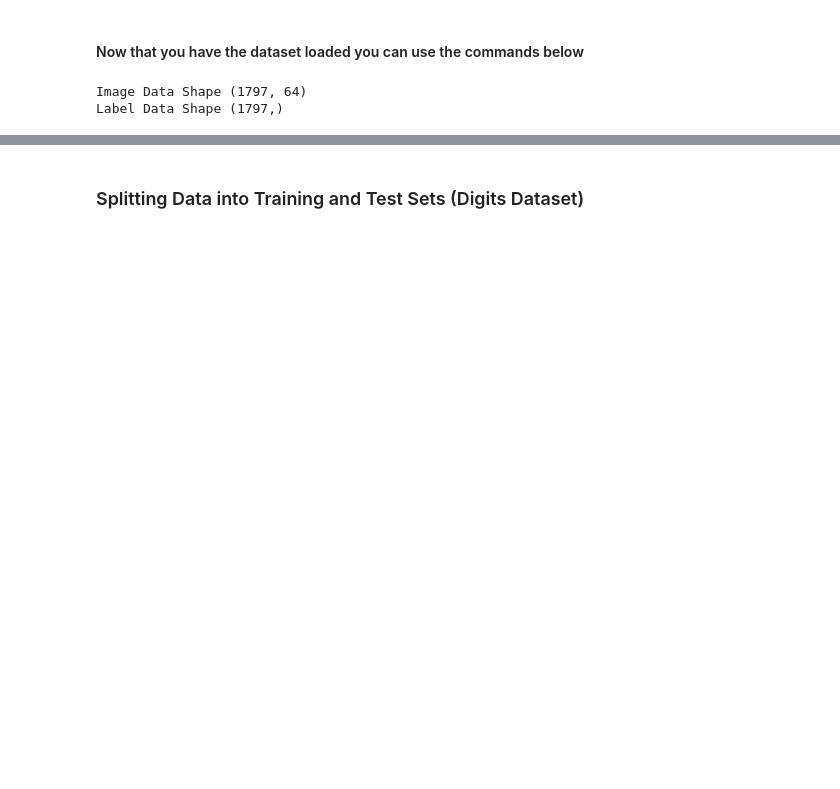
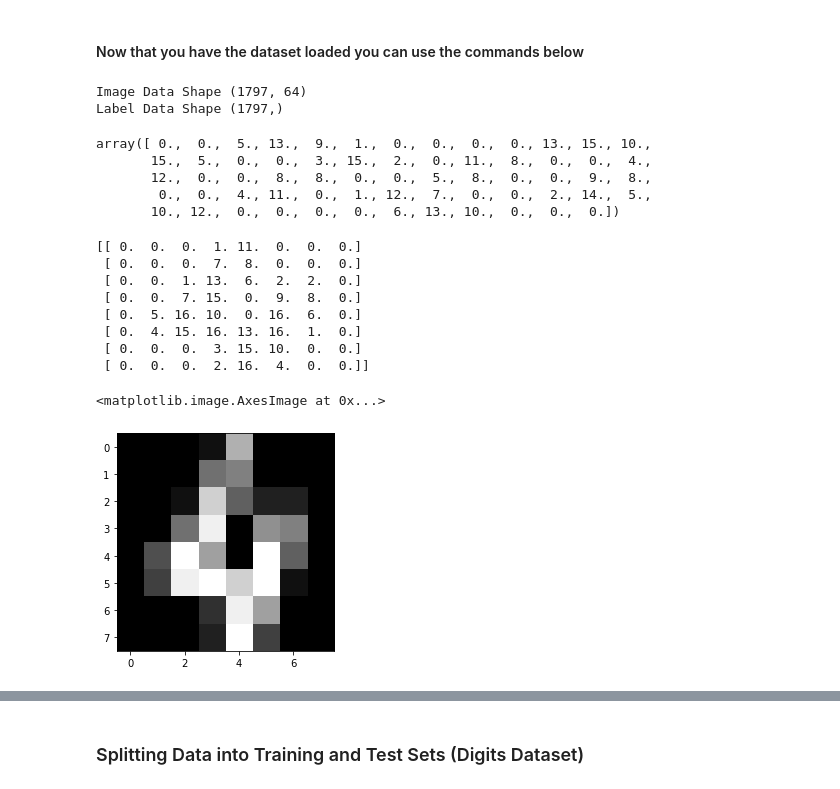
Before and after one commit to Clapiniella/data_science_jun_2020, a Jupyter notebook: week8/day3/theory/logistic_regression_digits.ipynb, the cells around one changed output, grey strips where cells are left out. Cells and saved outputs as stored; diff of their text form; code cells hidden in the pictures; blank space fills up the shorter version.

```diff
--- a/week8/day3/theory/logistic_regression_digits.ipynb
+++ b/week8/day3/theory/logistic_regression_digits.ipynb
@@ -22,3 +24,26 @@ print("Label Data Shape", digits.target.shape)
 # %% [output]
 Image Data Shape (1797, 64)
 Label Data Shape (1797,)
+# %%
+digits.data[0]
+# %% [output]
+array([ 0.,  0.,  5., 13.,  9.,  1.,  0.,  0.,  0.,  0., 13., 15., 10.,
+       15.,  5.,  0.,  0.,  3., 15.,  2.,  0., 11.,  8.,  0.,  0.,  4.,
+       12.,  0.,  0.,  8.,  8.,  0.,  0.,  5.,  8.,  0.,  0.,  9.,  8.,
+        0.,  0.,  4., 11.,  0.,  1., 12.,  7.,  0.,  0.,  2., 14.,  5.,
+       10., 12.,  0.,  0.,  0.,  0.,  6., 13., 10.,  0.,  0.,  0.])
+# %%
+k = np.reshape(image, (8,8))
+print(k)
+plt.imshow(k, cmap=plt.cm.gray)
+# %% [output]
+[[ 0.  0.  0.  1. 11.  0.  0.  0.]
+ [ 0.  0.  0.  7.  8.  0.  0.  0.]
+ [ 0.  0.  1. 13.  6.  2.  2.  0.]
+ [ 0.  0.  7. 15.  0.  9.  8.  0.]
+ [ 0.  5. 16. 10.  0. 16.  6.  0.]
+ [ 0.  4. 15. 16. 13. 16.  1.  0.]
+ [ 0.  0.  0.  3. 15. 10.  0.  0.]
+ [ 0.  0.  0.  2. 16.  4.  0.  0.]]
+<matplotlib.image.AxesImage at 0x...>
+[figure, added]
```
Also changed, not shown: parts of 15 cells of this notebook, 3 other files.
